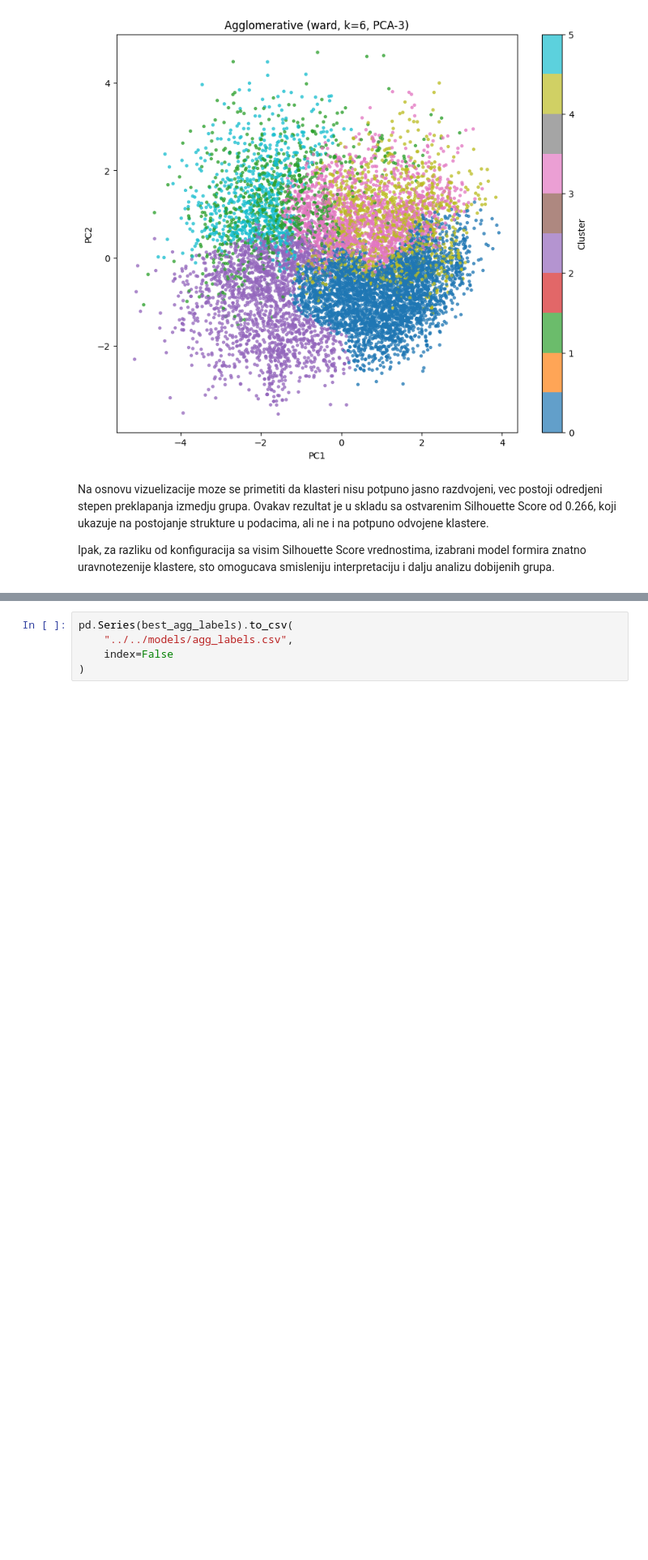
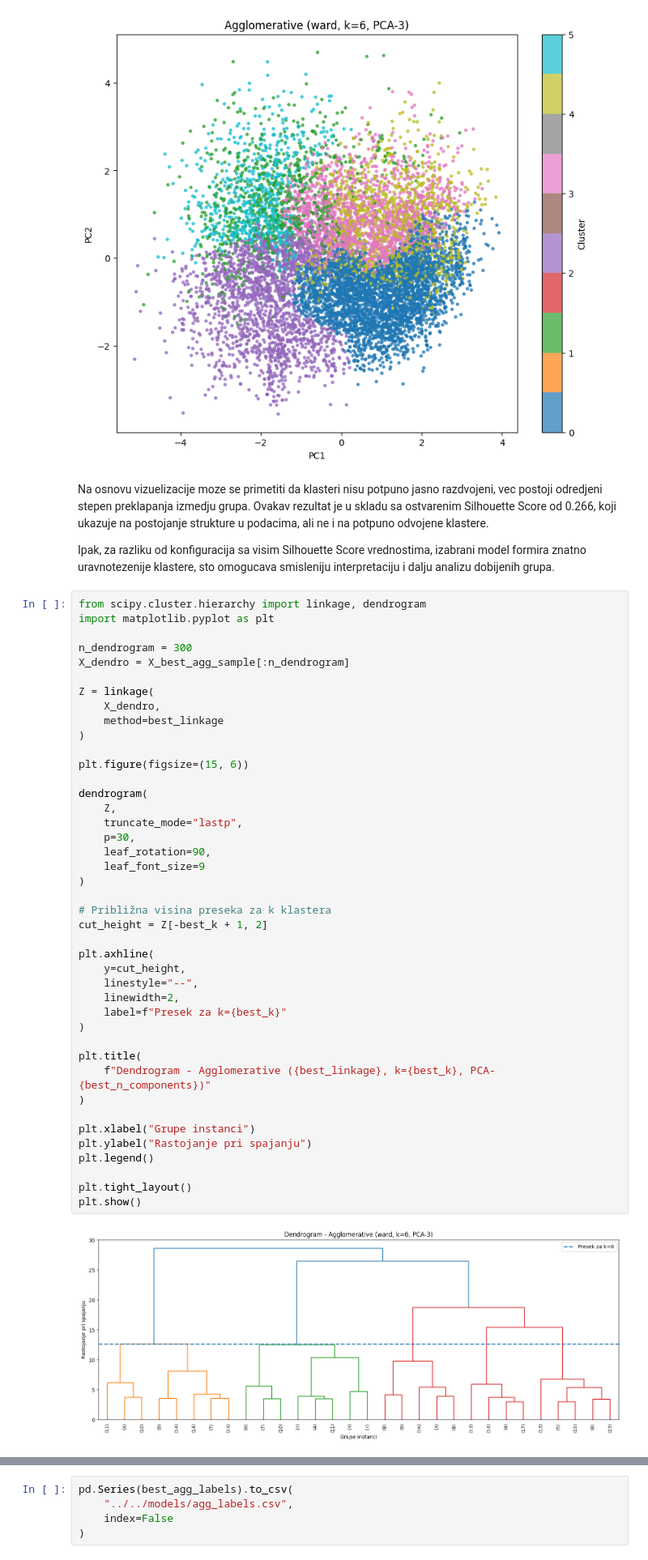
Before and after one commit to MarinaVr1/linkedin-job-postings-clustering, a Jupyter notebook: notebooks/clustering/agglomerative.ipynb, the cells around one changed output, grey strips where cells are left out. Shown at 81% size. Saved outputs shown, nothing was run; the diff lists cells and outputs as text; blank space fills up the shorter version.

Commit message:
Add dendrogram visualization in Agglomerative algorithm

```diff
--- a/notebooks/clustering/agglomerative.ipynb
+++ b/notebooks/clustering/agglomerative.ipynb
@@ -635,3 +635,47 @@ plt.show()
 Na osnovu vizuelizacije moze se primetiti da klasteri nisu potpuno jasno razdvojeni, vec postoji odredjeni stepen preklapanja izmedju grupa. Ovakav rezultat je u skladu sa ostvarenim Silhouette Score od 0.266, koji ukazuje na postojanje strukture u podacima, ali ne i na potpuno odvojene klastere.
 
 Ipak, za razliku od konfiguracija sa visim Silhouette Score vrednostima, izabrani model formira znatno uravnotezenije klastere, sto omogucava smisleniju interpretaciju i dalju analizu dobijenih grupa.
+# %%
+from scipy.cluster.hierarchy import linkage, dendrogram
+import matplotlib.pyplot as plt
+
+n_dendrogram = 300
+X_dendro = X_best_agg_sample[:n_dendrogram]
+
+Z = linkage(
+    X_dendro,
+    method=best_linkage
+)
+
+plt.figure(figsize=(15, 6))
+
+dendrogram(
+    Z,
+    truncate_mode="lastp",
+    p=30,
+    leaf_rotation=90,
+    leaf_font_size=9
+)
+
+# Približna visina preseka za k klastera
+cut_height = Z[-best_k + 1, 2]
+
+plt.axhline(
+    y=cut_height,
+    linestyle="--",
+    linewidth=2,
+    label=f"Presek za k={best_k}"
+)
+
+plt.title(
+    f"Dendrogram - Agglomerative ({best_linkage}, k={best_k}, PCA-{best_n_components})"
+)
+
+plt.xlabel("Grupe instanci")
+plt.ylabel("Rastojanje pri spajanju")
+plt.legend()
+
+plt.tight_layout()
+plt.show()
+# %% [output]
+[figure, added]
```
Also changed, not shown: parts of 1 cell of this notebook.
